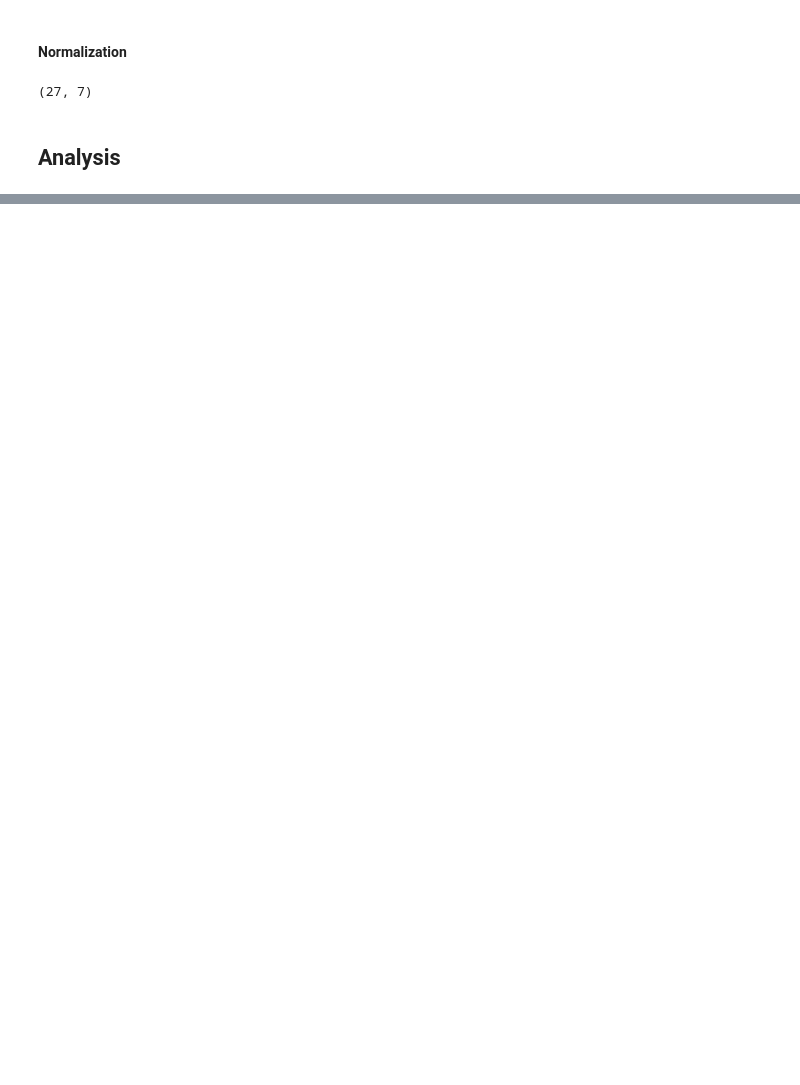
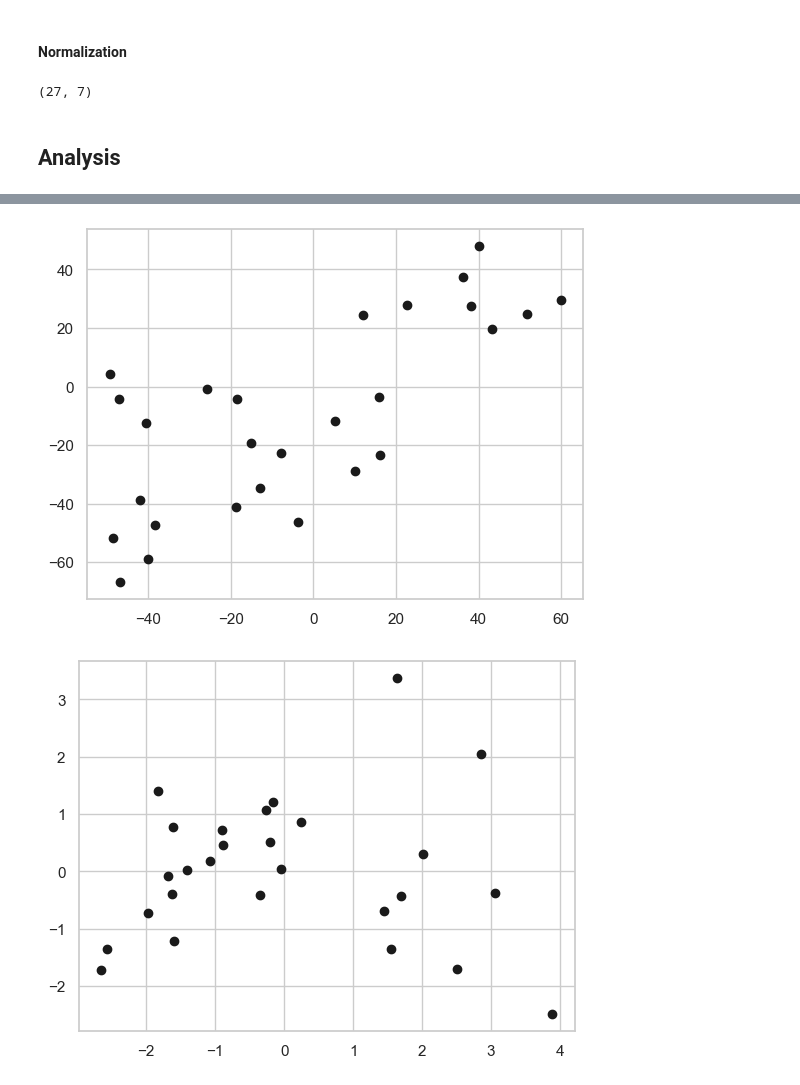
Before and after one commit to olofjardfelt/Project-Data-Mining-I, a Jupyter notebook: data_processing.ipynb, the cells around one changed output, grey strips where cells are left out. Cells and saved outputs as stored; diff of their text form; code cells hidden in the pictures; blank space fills up the shorter version.

```diff
--- a/data_processing.ipynb
+++ b/data_processing.ipynb
@@ -445,0 +443,13 @@ plt.show()
+# %%
+# scaled_feature_df = scaled_data_df.drop(['suicide_rate'], axis=1)
+
+pca = PCA()
+
+principal_components = pca.fit_transform(scaled_features)
+print(pca.explained_variance_ratio_)
+print(pca.n_features_in_)
+print(pca.components_)
+
+pca = PCA(n_components=0.95)
+principal_components = pca.fit_transform(scaled_features)
+print(principal_components.shape)
@@ -445,0 +475,17 @@ plt.show()
+# %%
+# Compute 2D embeddings for visualization
+tsne = TSNE(n_components=2, perplexity=5)
+
+embeddings_2d = tsne.fit_transform(principal_components)
+
+plt.scatter(embeddings_2d[:,0], embeddings_2d[:,1], c='k')
+plt.show()
+
+pca_2d = PCA(n_components=2)
+principal_components_2d = pca.fit_transform(principal_components)
+
+plt.scatter(principal_components_2d[:,0], principal_components_2d[:,1], c='k')
+plt.show()
+# %% [output]
+[figure, added]
+[figure, added]
```
Also changed, not shown: parts of 14 cells of this notebook, 4 other files.
